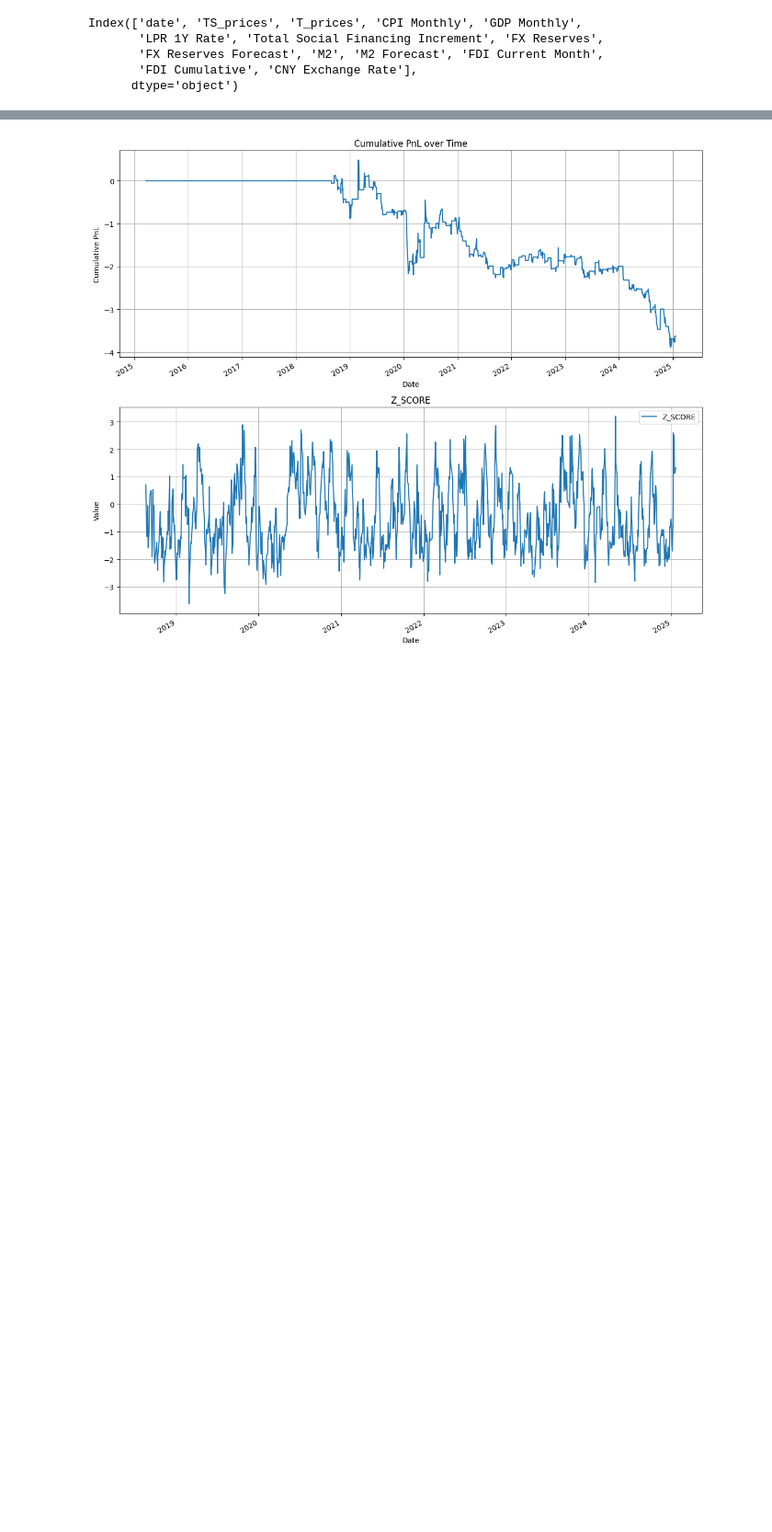
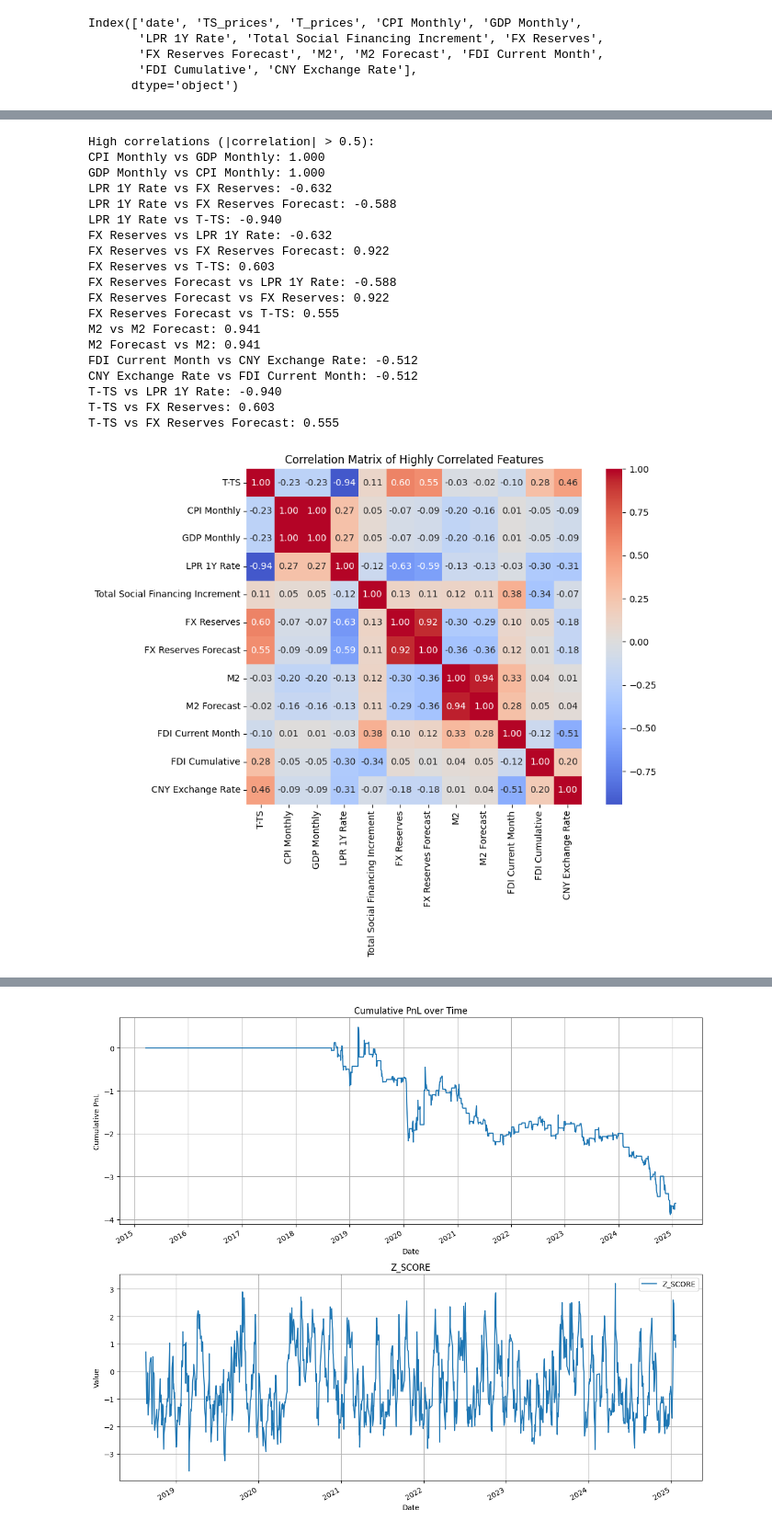
Before and after one commit to yanzhizhang/FICC_QIS, a Jupyter notebook: future_arb/T_TF.ipynb, the cells around one changed output, grey strips where cells are left out. Shown at 92% size. Cells and saved outputs as stored; diff of their text form; code cells hidden in the pictures; blank space fills up the shorter version.

```diff
--- a/future_arb/T_TF.ipynb
+++ b/future_arb/T_TF.ipynb
@@ -423,0 +400,60 @@ plt.show()
+# %%
+import seaborn as sns
+
+# Filter data after 2016
+spread_df_combined_filtered = spread_df_combined[spread_df_combined.index >= "2016-01-01"]
+
+# Calculate correlation matrix
+correlation = spread_df_combined_filtered.select_dtypes(include=["float64"]).dropna().corr()
+
+# Filter correlations above 0.5 threshold, excluding T_prices and TS_prices
+high_corr = []
+for i in correlation.index:
+    for j in correlation.columns:
+        if i != j and i not in ["T_prices", "TS_prices"] and j not in ["T_prices", "TS_prices"]:
+            if abs(correlation.loc[i, j]) > 0.5:
+                high_corr.append((i, j, correlation.loc[i, j]))
+
+# Print high correlations
+print("High correlations (|correlation| > 0.5):")
+for pair in high_corr:
+    print(f"{pair[0]} vs {pair[1]}: {pair[2]:.3f}")
+
+
+# Return correlation matrix with T-TS column first (if it exists)
+correlations = correlation.copy()
+cols = ["T-TS"] + [col for col in correlations.columns if col != "T-TS"]
+correlations = correlations.reindex(columns=cols, index=cols)
+
+high_corr_cols = [col for col in correlations.columns if any(abs(correlations[col]) > 0.5) and col != "T_prices" and col != "TS_prices"]
+
+if high_corr_cols:
+    plt.figure(figsize=(10, 8))
+    sns.heatmap(correlations.loc[high_corr_cols, high_corr_cols], annot=True, cmap="coolwarm", center=0, fmt=".2f", square=True)
+    plt.title("Correlation Matrix of Highly Correlated Features")
+    plt.tight_layout()
+    plt.show()
+
+# Return correlation matrix for highly correlated columns
+correlations.loc[high_corr_cols, high_corr_cols] if high_corr_cols else "No correlations above 0.5 threshold"
+# %% [output]
+High correlations (|correlation| > 0.5):
+CPI Monthly vs GDP Monthly: 1.000
+GDP Monthly vs CPI Monthly: 1.000
+LPR 1Y Rate vs FX Reserves: -0.632
+LPR 1Y Rate vs FX Reserves Forecast: -0.588
+LPR 1Y Rate vs T-TS: -0.940
+FX Reserves vs LPR 1Y Rate: -0.632
+FX Reserves vs FX Reserves Forecast: 0.922
+FX Reserves vs T-TS: 0.603
+FX Reserves Forecast vs LPR 1Y Rate: -0.588
+FX Reserves Forecast vs FX Reserves: 0.922
+FX Reserves Forecast vs T-TS: 0.555
+M2 vs M2 Forecast: 0.941
+M2 Forecast vs M2: 0.941
+FDI Current Month vs CNY Exchange Rate: -0.512
+CNY Exchange Rate vs FDI Current Month: -0.512
+T-TS vs LPR 1Y Rate: -0.940
+T-TS vs FX Reserves: 0.603
+T-TS vs FX Reserves Forecast: 0.555
+[figure, added]
```
Also changed, not shown: parts of 17 cells of this notebook, 6 other files.
